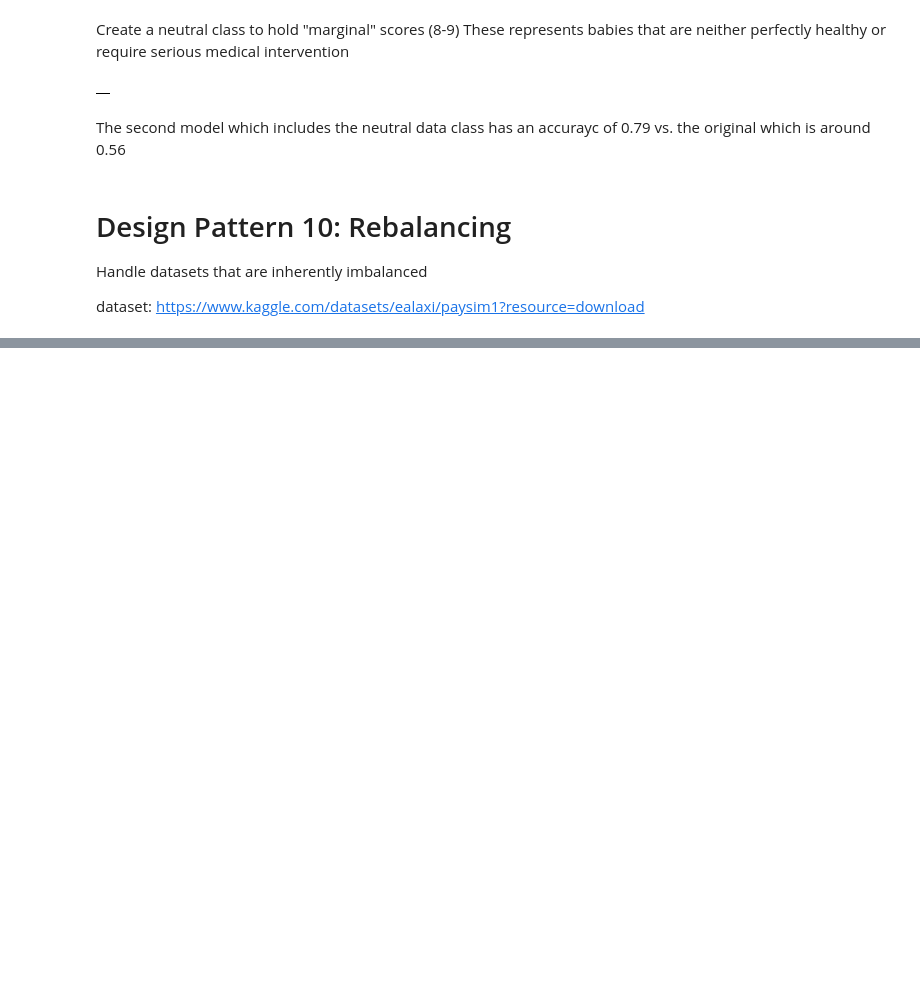
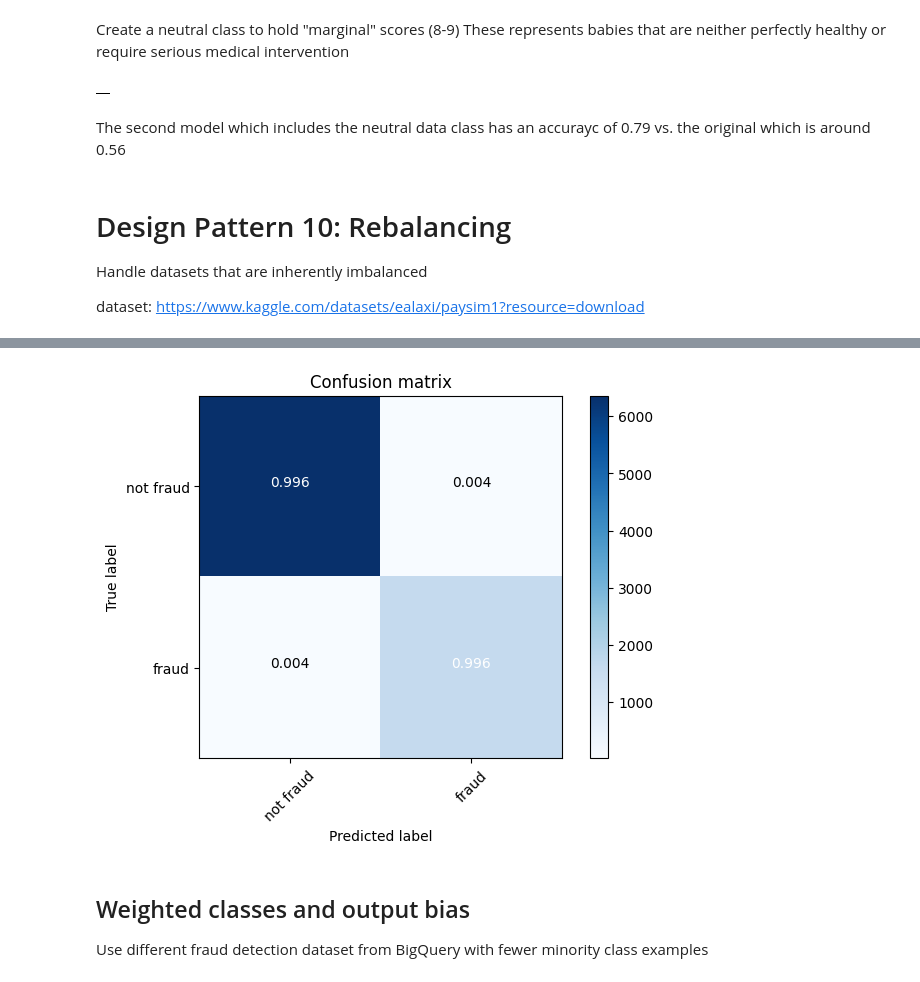
Before and after one commit to minimartzz/ml-design-patterns, a Jupyter notebook: Ch3 Problem Representation/Ch3c Design 9 and 10.ipynb, the cells around one changed output, grey strips where cells are left out. Saved outputs shown, nothing was run; the diff lists cells and outputs as text; code cells hidden in the pictures; blank space fills up the shorter version.

```diff
--- a/Ch3 Problem Representation/Ch3c Design 9 and 10.ipynb
+++ b/Ch3 Problem Representation/Ch3c Design 9 and 10.ipynb
@@ -142,0 +157,3 @@ dataset: https://www.kaggle.com/datasets/ealaxi/paysim1?resource=download
+# %%
+fraud_data = pd.read_csv("data/synthetic_financial.csv")
+fraud_data.head()
@@ -142,0 +192,13 @@ dataset: https://www.kaggle.com/datasets/ealaxi/paysim1?resource=download
+# %%
+# Create train and test sets
+split = int(fraud_data.shape[0] * 0.8)
+
+train = frad_data[:split]
+test = frad_data[split:]
+
+train_labels = train.pop('isFraud')
+test_labels = test.pop('isFraud')
+# %%
+model = xgb.XGBClassifier()
+
+model.fit(train.values, train_labels)
@@ -142,0 +214,42 @@ dataset: https://www.kaggle.com/datasets/ealaxi/paysim1?resource=download
+# %%
+y_pred = model.predict(test.values)
+# %%
+# Create confusion matrix
+cm = confusion_matrix(test_labels.values, y_pred)
+
+def plot_confusion_matrix(cm, classes,
+                          normalize=False,
+                          title='Confusion matrix',
+                          cmap=plt.cm.Blues):
+	"""
+	This function prints and plots the confusion matrix.
+	Normalization can be applied by setting `normalize=True`.
+	"""
+	plt.imshow(cm, interpolation='nearest', cmap=cmap)
+	plt.title(title)
+	plt.colorbar()
+	tick_marks = np.arange(len(classes))
+	plt.xticks(tick_marks, classes, rotation=45)
+	plt.yticks(tick_marks, classes)
+
+	if normalize:
+			cm = np.round(cm.astype('float') / cm.sum(axis=1)[:, np.newaxis], 3)
+
+	thresh = cm.max() / 2.
+	for i, j in itertools.product(range(cm.shape[0]), range(cm.shape[1])):
+			plt.text(j, i, cm[i, j],
+								horizontalalignment="center",
+								color="white" if cm[i, j] > thresh else "black")
+
+	plt.tight_layout()
+	plt.ylabel('True label')
+	plt.xlabel('Predicted label')
+
+classes = ['not fraud', 'fraud']
+plot_confusion_matrix(cm, classes, normalize=True)
+# %% [output]
+[figure, added]
+# %% [markdown]
+## Weighted classes and output bias
+
+Use different fraud detection dataset from BigQuery with fewer minority class examples
```
Also changed, not shown: parts of 31 cells of this notebook.
